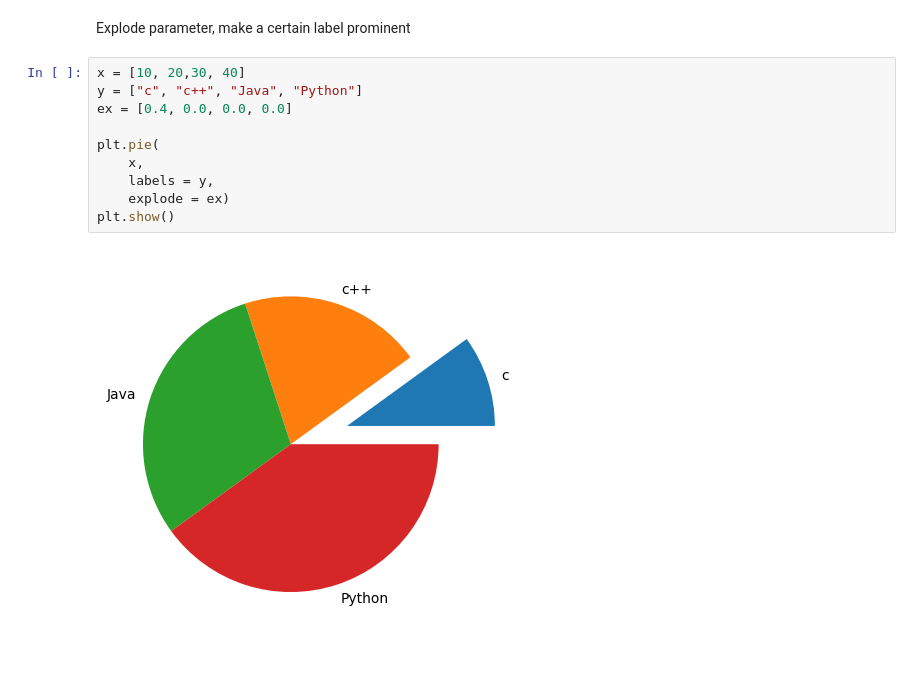
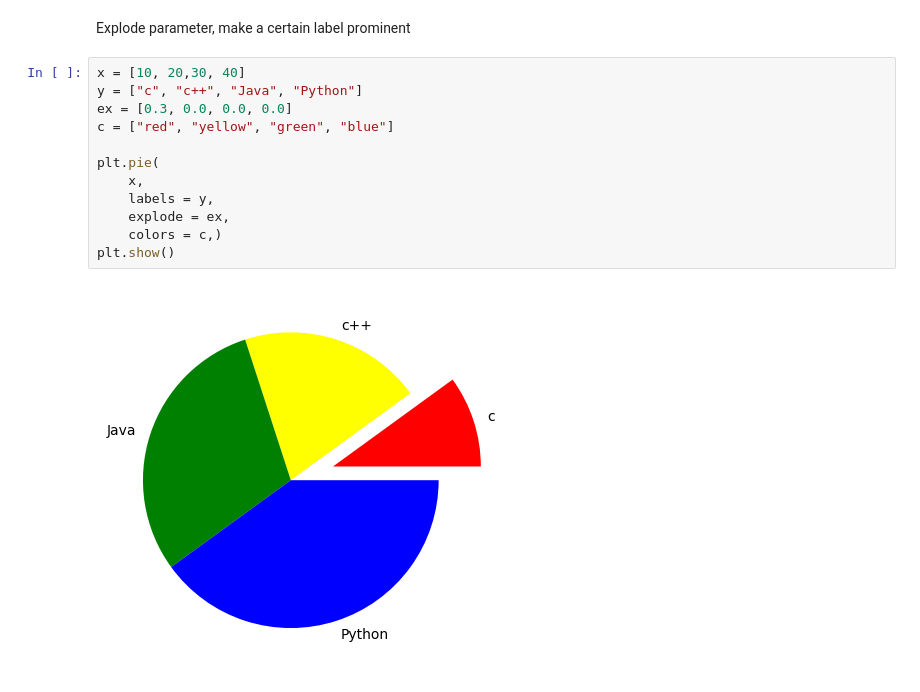
Before and after one commit to Musawer-Afzal/AI-Engineering, a Jupyter notebook: Matplotlib/pie_plot.ipynb, the cells around one changed output. Cells and saved outputs as stored; diff of their text form.

```diff
--- a/Matplotlib/pie_plot.ipynb
+++ b/Matplotlib/pie_plot.ipynb
@@ -7,12 +7,14 @@ Explode parameter, make a certain label prominent
 # %%
 x = [10, 20,30, 40]
 y = ["c", "c++", "Java", "Python"]
-ex = [0.4, 0.0, 0.0, 0.0]
+ex = [0.3, 0.0, 0.0, 0.0]
+c = ["red", "yellow", "green", "blue"]
 
 plt.pie(
     x,
     labels = y,
-    explode = ex)
+    explode = ex,
+    colors = c,)
 plt.show()
 # %% [output]
-[figure, old version]
+[figure, new version]
```
Also changed, not shown: parts of 2 cells of this notebook.
